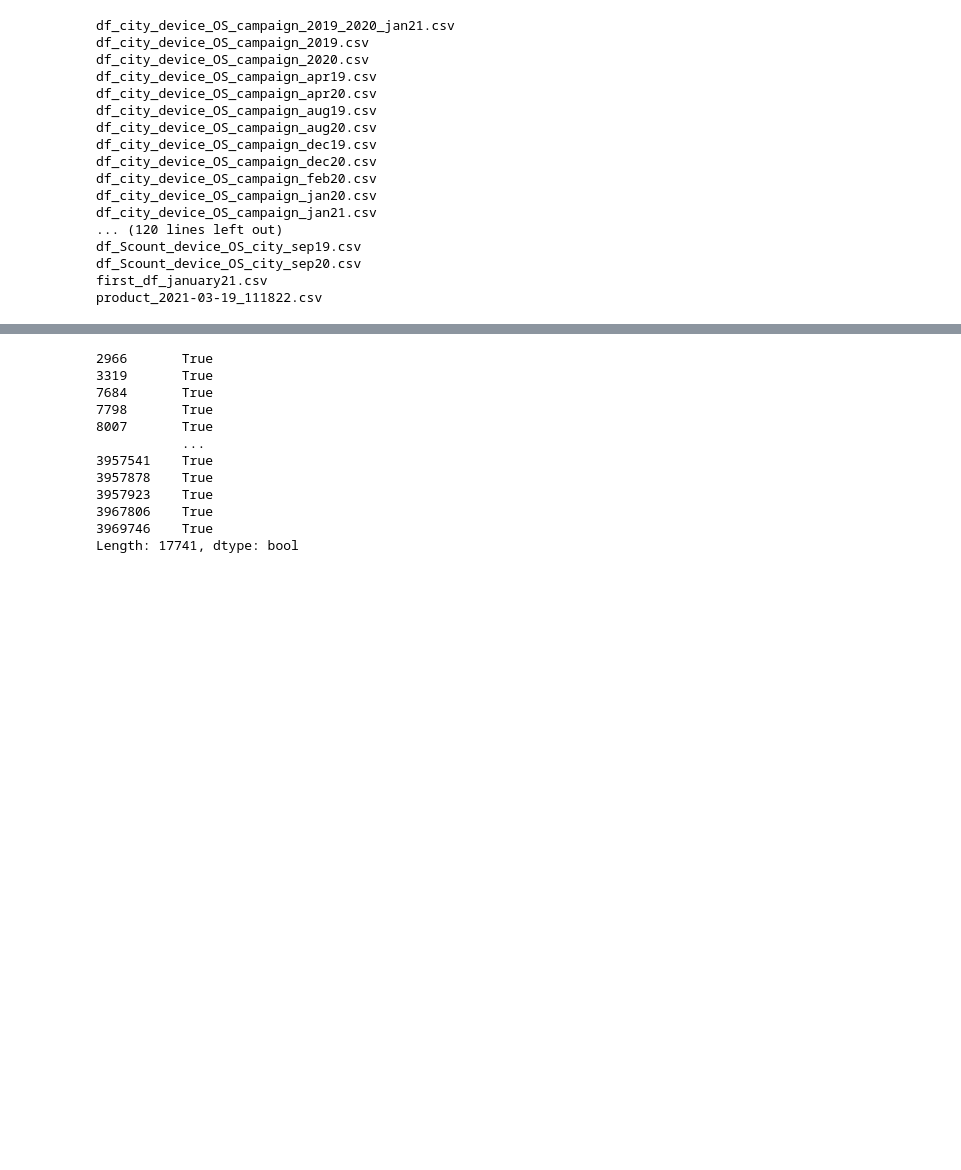
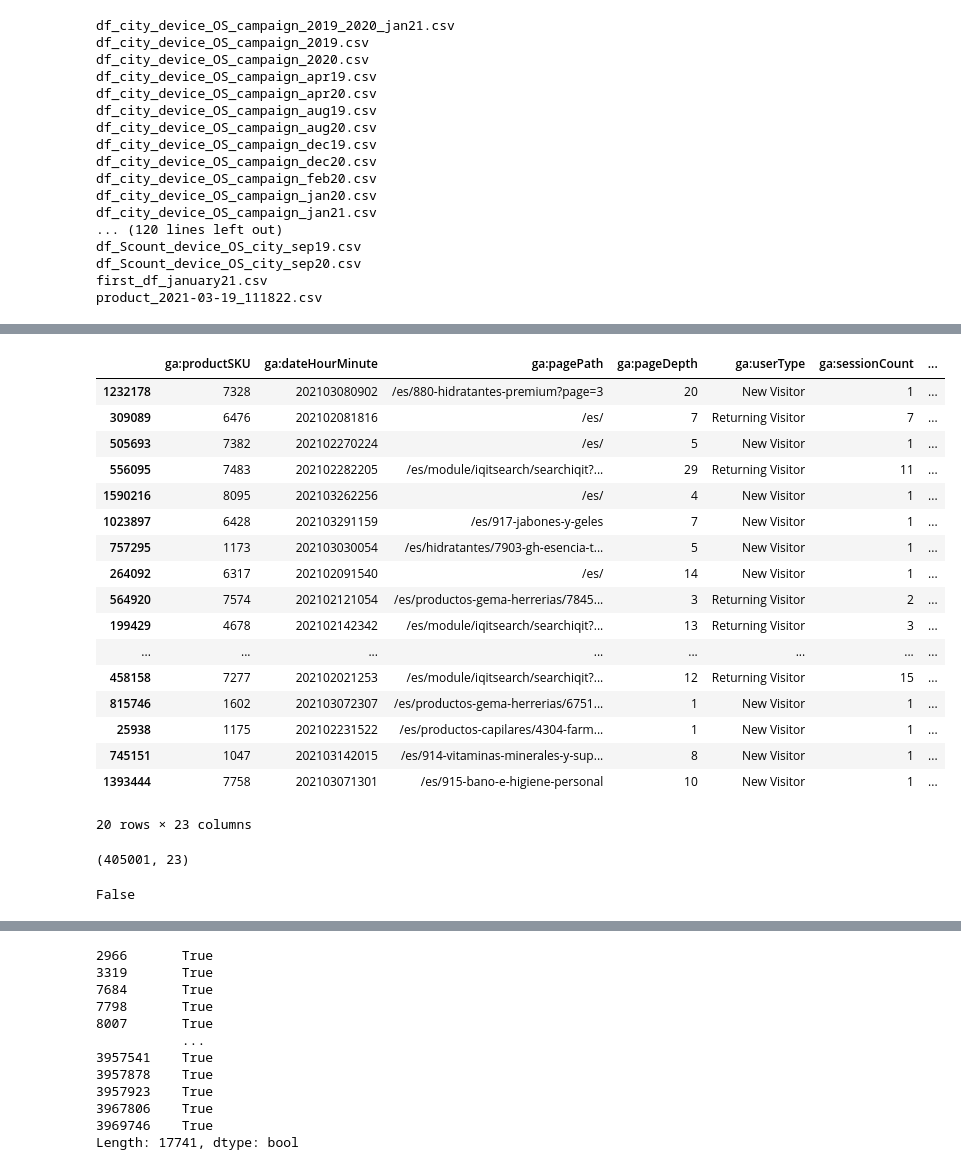
Before and after one commit to Laurajmoreno/ML_and_CRO, a Jupyter notebook: Data_Collection-oldbackup.ipynb, the cells around one changed output, grey strips where cells are left out. Drawn from its saved outputs; the diff is of its cells as text; code cells hidden in the pictures; blank space fills up the shorter version.

```diff
--- a/Data_Collection-oldbackup.ipynb
+++ b/Data_Collection-oldbackup.ipynb
@@ -9642,0 +10457,10 @@ product_2021-03-19_111822.csv
+# %%
+%%time
+
+import sqlite3
+
+conn = sqlite3.connect(":memory:")
+df.to_sql("df", conn, index=False)
+disc_info.to_sql("disc_info", conn, index=False)
+qry = "SELECT * FROM df LEFT JOIN disc_info ON df.dateTime>=disc_info.FECHA_INICIO AND df.dateTime<=disc_info.FECHA_FIN"
+df = pd.read_sql_query(qry,conn)
@@ -9642,0 +10470,32 @@ product_2021-03-19_111822.csv
+# %%
+df.sample(20)
+# %% [output]
+|  | ga:productSKU | ga:dateHourMinute | ga:pagePath | ga:pageDepth | ga:userType | ga:sessionCount | ... |
+| 1232178 | 7328 | 202103080902 | /es/880-hidratantes-premium?page=3 | 20 | New Visitor | 1 | ... |
+| 309089 | 6476 | 202102081816 | /es/ | 7 | Returning Visitor | 7 | ... |
+| 505693 | 7382 | 202102270224 | /es/ | 5 | New Visitor | 1 | ... |
+| 556095 | 7483 | 202102282205 | /es/module/iqitsearch/searchiqit?... | 29 | Returning Visitor | 11 | ... |
+| 1590216 | 8095 | 202103262256 | /es/ | 4 | New Visitor | 1 | ... |
+| 1023897 | 6428 | 202103291159 | /es/917-jabones-y-geles | 7 | New Visitor | 1 | ... |
+| 757295 | 1173 | 202103030054 | /es/hidratantes/7903-gh-esencia-t... | 5 | New Visitor | 1 | ... |
+| 264092 | 6317 | 202102091540 | /es/ | 14 | New Visitor | 1 | ... |
+| 564920 | 7574 | 202102121054 | /es/productos-gema-herrerias/7845... | 3 | Returning Visitor | 2 | ... |
+| 199429 | 4678 | 202102142342 | /es/module/iqitsearch/searchiqit?... | 13 | Returning Visitor | 3 | ... |
+| ... | ... | ... | ... | ... | ... | ... | ... |
+| 458158 | 7277 | 202102021253 | /es/module/iqitsearch/searchiqit?... | 12 | Returning Visitor | 15 | ... |
+| 815746 | 1602 | 202103072307 | /es/productos-gema-herrerias/6751... | 1 | New Visitor | 1 | ... |
+| 25938 | 1175 | 202102231522 | /es/productos-capilares/4304-farm... | 1 | New Visitor | 1 | ... |
+| 745151 | 1047 | 202103142015 | /es/914-vitaminas-minerales-y-sup... | 8 | New Visitor | 1 | ... |
+| 1393444 | 7758 | 202103071301 | /es/915-bano-e-higiene-personal | 10 | New Visitor | 1 | ... |
+20 rows × 23 columns
+# %%
+df[ df['PORCENTAJE_DESCUENTO'].notna() ].shape
+# %% [output]
+(405001, 23)
+# %%
+df.drop(['dateTime','Nombre','FECHA_INICIO','FECHA_FIN'],axis=1, inplace=True)
+df.rename(columns={"PORCENTAJE_DESCUENTO": "Web_Discount"}, inplace=True)
+df['Web_Discount'].fillna(0,inplace=True)
+df['Web_Discount'].isna().any()
+# %% [output]
+False
```
Also changed, not shown: parts of 56 cells of this notebook, 1 other file.
